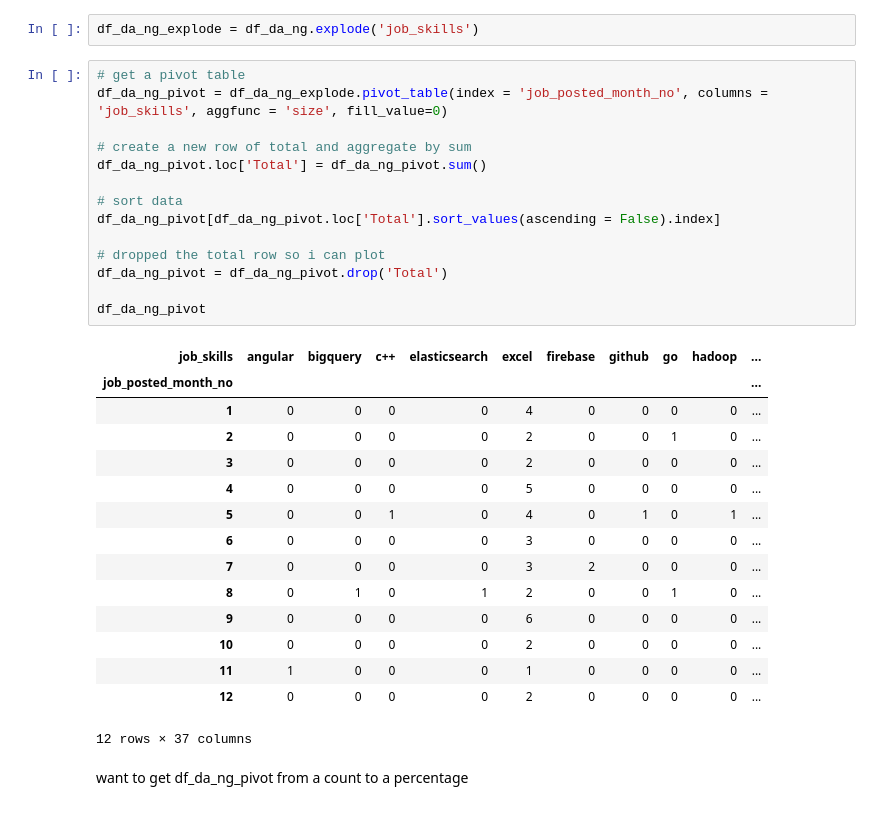
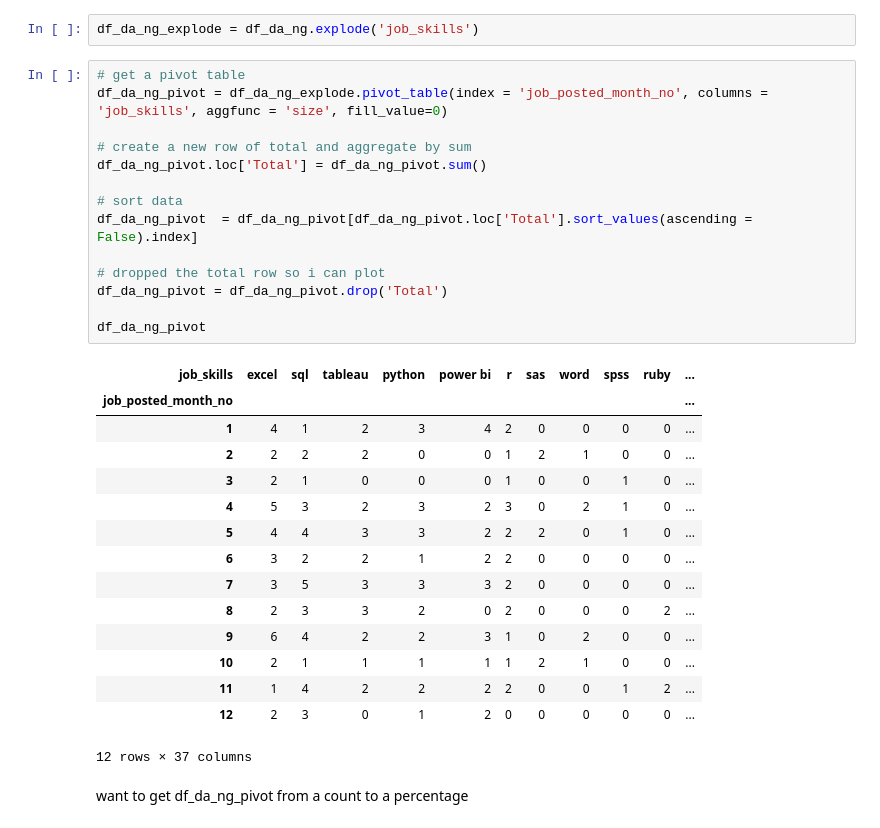
Before and after one commit to Allen-Ngbede/EDA-Job-Postings, a Jupyter notebook: Skills_Trend.ipynb, the cells around one changed output. Saved outputs shown, nothing was run; the diff lists cells and outputs as text.

```diff
--- a/Skills_Trend.ipynb
+++ b/Skills_Trend.ipynb
@@ -48,32 +48,32 @@ df_da_ng_explode = df_da_ng.explode('job_skills')
 # %%
 # get a pivot table
 df_da_ng_pivot = df_da_ng_explode.pivot_table(index = 'job_posted_month_no', columns = 'job_skills', aggfunc = 'size', fill_value=0)
 
 # create a new row of total and aggregate by sum
 df_da_ng_pivot.loc['Total'] = df_da_ng_pivot.sum()
 
 # sort data
-df_da_ng_pivot[df_da_ng_pivot.loc['Total'].sort_values(ascending = False).index]
+df_da_ng_pivot  = df_da_ng_pivot[df_da_ng_pivot.loc['Total'].sort_values(ascending = False).index]
 
 # dropped the total row so i can plot
 df_da_ng_pivot = df_da_ng_pivot.drop('Total')
 
 df_da_ng_pivot
 # %% [output]
-| job_skills | angular | bigquery | c++ | elasticsearch | excel | firebase | github | go | hadoop | ... |
-| job_posted_month_no |  |  |  |  |  |  |  |  |  | ... |
-| 1 | 0 | 0 | 0 | 0 | 4 | 0 | 0 | 0 | 0 | ... |
-| 2 | 0 | 0 | 0 | 0 | 2 | 0 | 0 | 1 | 0 | ... |
-| 3 | 0 | 0 | 0 | 0 | 2 | 0 | 0 | 0 | 0 | ... |
-| 4 | 0 | 0 | 0 | 0 | 5 | 0 | 0 | 0 | 0 | ... |
-| 5 | 0 | 0 | 1 | 0 | 4 | 0 | 1 | 0 | 1 | ... |
-| 6 | 0 | 0 | 0 | 0 | 3 | 0 | 0 | 0 | 0 | ... |
-| 7 | 0 | 0 | 0 | 0 | 3 | 2 | 0 | 0 | 0 | ... |
-| 8 | 0 | 1 | 0 | 1 | 2 | 0 | 0 | 1 | 0 | ... |
-| 9 | 0 | 0 | 0 | 0 | 6 | 0 | 0 | 0 | 0 | ... |
-| 10 | 0 | 0 | 0 | 0 | 2 | 0 | 0 | 0 | 0 | ... |
-| 11 | 1 | 0 | 0 | 0 | 1 | 0 | 0 | 0 | 0 | ... |
-| 12 | 0 | 0 | 0 | 0 | 2 | 0 | 0 | 0 | 0 | ... |
+| job_skills | excel | sql | tableau | python | power bi | r | sas | word | spss | ruby | ... |
+| job_posted_month_no |  |  |  |  |  |  |  |  |  |  | ... |
+| 1 | 4 | 1 | 2 | 3 | 4 | 2 | 0 | 0 | 0 | 0 | ... |
+| 2 | 2 | 2 | 2 | 0 | 0 | 1 | 2 | 1 | 0 | 0 | ... |
+| 3 | 2 | 1 | 0 | 0 | 0 | 1 | 0 | 0 | 1 | 0 | ... |
+| 4 | 5 | 3 | 2 | 3 | 2 | 3 | 0 | 2 | 1 | 0 | ... |
+| 5 | 4 | 4 | 3 | 3 | 2 | 2 | 2 | 0 | 1 | 0 | ... |
+| 6 | 3 | 2 | 2 | 1 | 2 | 2 | 0 | 0 | 0 | 0 | ... |
+| 7 | 3 | 5 | 3 | 3 | 3 | 2 | 0 | 0 | 0 | 0 | ... |
+| 8 | 2 | 3 | 3 | 2 | 0 | 2 | 0 | 0 | 0 | 2 | ... |
+| 9 | 6 | 4 | 2 | 2 | 3 | 1 | 0 | 2 | 0 | 0 | ... |
+| 10 | 2 | 1 | 1 | 1 | 1 | 1 | 2 | 1 | 0 | 0 | ... |
+| 11 | 1 | 4 | 2 | 2 | 2 | 2 | 0 | 0 | 1 | 2 | ... |
+| 12 | 2 | 3 | 0 | 1 | 2 | 0 | 0 | 0 | 0 | 0 | ... |
 12 rows × 37 columns
 # %% [markdown]
 want to get df_da_ng_pivot from a count to a percentage
```
Also changed, not shown: parts of 4 cells of this notebook, 7 other files.
